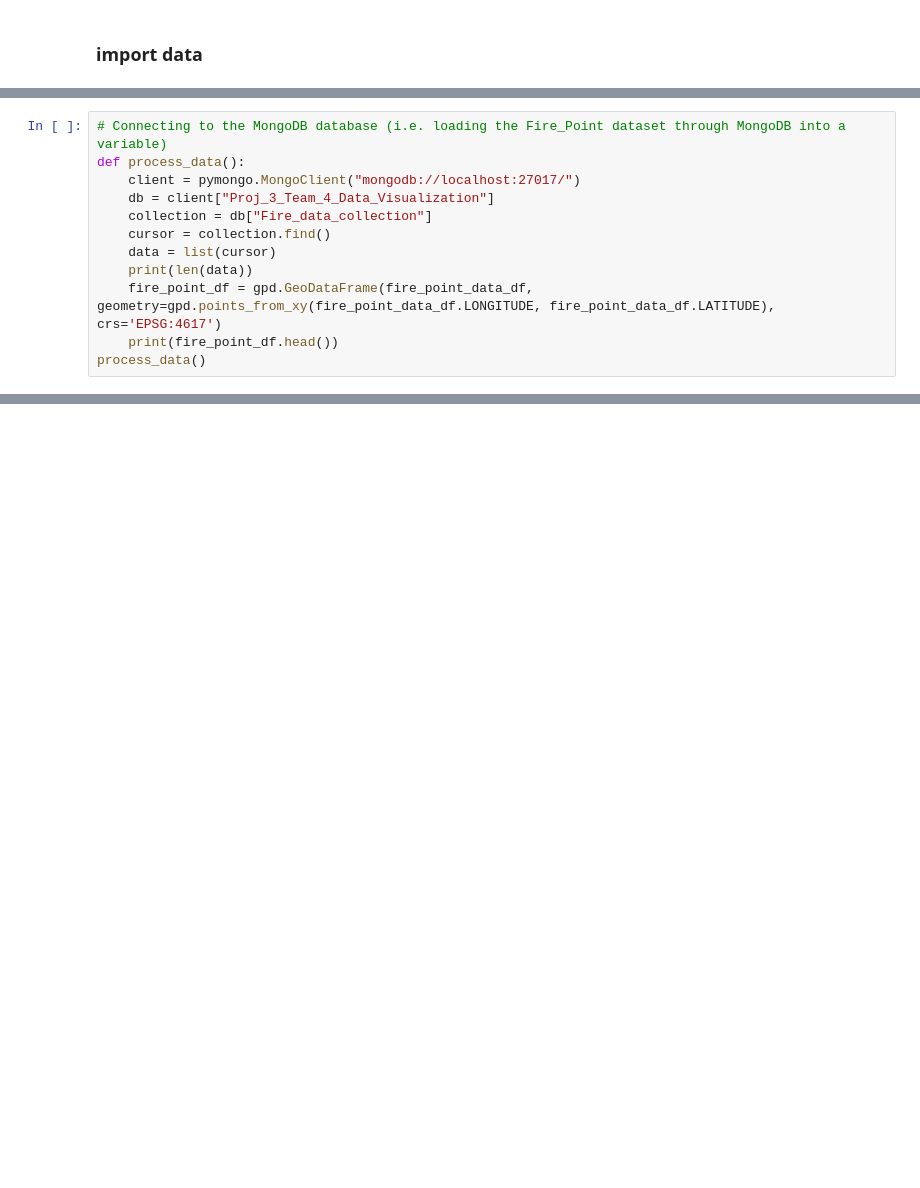
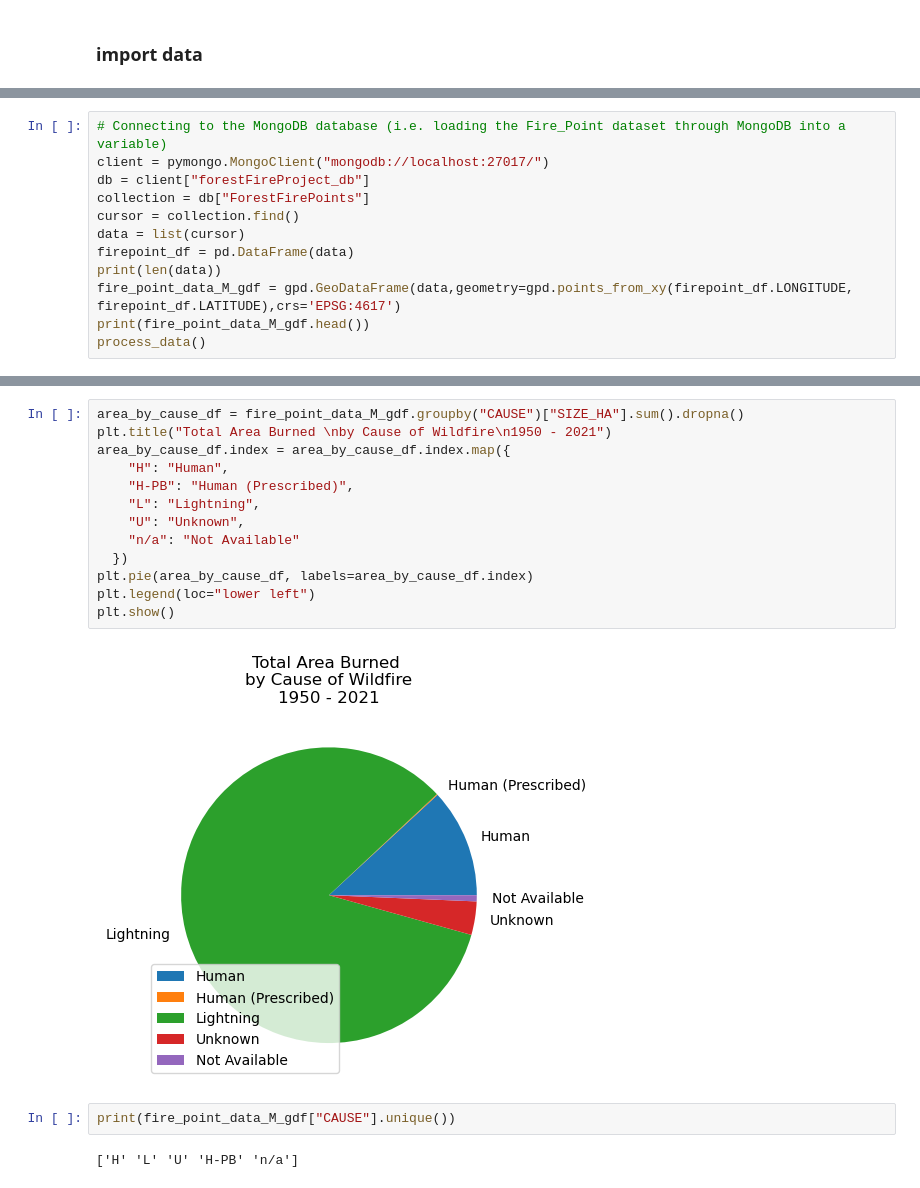
Before and after one commit to john-a-ellis/forestFireProject, a Jupyter notebook: Fire_With_Weather.ipynb, the cells around one changed output, grey strips where cells are left out. Drawn from its saved outputs; the diff is of its cells as text; blank space fills up the shorter version.

Commit message:
Update Fire_With_Weather.ipynb
Visualization_file by AJ Mohile

```diff
--- a/Fire_With_Weather.ipynb
+++ b/Fire_With_Weather.ipynb
@@ -154,15 +98,15 @@ print(fire_point_data_gdf.head())
 [5 rows x 28 columns]
 # %%
 # Connecting to the MongoDB database (i.e. loading the Fire_Point dataset through MongoDB into a variable)
-def process_data():
-    client = pymongo.MongoClient("mongodb://localhost:27017/")
-    db = client["Proj_3_Team_4_Data_Visualization"]
-    collection = db["Fire_data_collection"]
-    cursor = collection.find()
-    data = list(cursor)
-    print(len(data))
-    fire_point_df = gpd.GeoDataFrame(fire_point_data_df, geometry=gpd.points_from_xy(fire_point_data_df.LONGITUDE, fire_point_data_df.LATITUDE), crs='EPSG:4617')
-    print(fire_point_df.head())
+client = pymongo.MongoClient("mongodb://localhost:27017/")
+db = client["forestFireProject_db"]
+collection = db["ForestFirePoints"]
+cursor = collection.find()
+data = list(cursor)
+firepoint_df = pd.DataFrame(data)
+print(len(data))
+fire_point_data_M_gdf = gpd.GeoDataFrame(data,geometry=gpd.points_from_xy(firepoint_df.LONGITUDE, firepoint_df.LATITUDE),crs='EPSG:4617')
+print(fire_point_data_M_gdf.head())
 process_data()
 # %% [output]
 19115
@@ -185 +137,20 @@ process_data()
+# %%
+area_by_cause_df = fire_point_data_M_gdf.groupby("CAUSE")["SIZE_HA"].sum().dropna()
+plt.title("Total Area Burned \nby Cause of Wildfire\n1950 - 2021")
+area_by_cause_df.index = area_by_cause_df.index.map({
+    "H": "Human",
+    "H-PB": "Human (Prescribed)",
+    "L": "Lightning",
+    "U": "Unknown",
+    "n/a": "Not Available"
+  })
+plt.pie(area_by_cause_df, labels=area_by_cause_df.index)
+plt.legend(loc="lower left")
+plt.show()
+# %% [output]
+[figure, added]
+# %%
+print(fire_point_data_M_gdf["CAUSE"].unique())
+# %% [output]
+['H' 'L' 'U' 'H-PB' 'n/a']
 # %%
```
Also changed, not shown: parts of 10 cells of this notebook.
